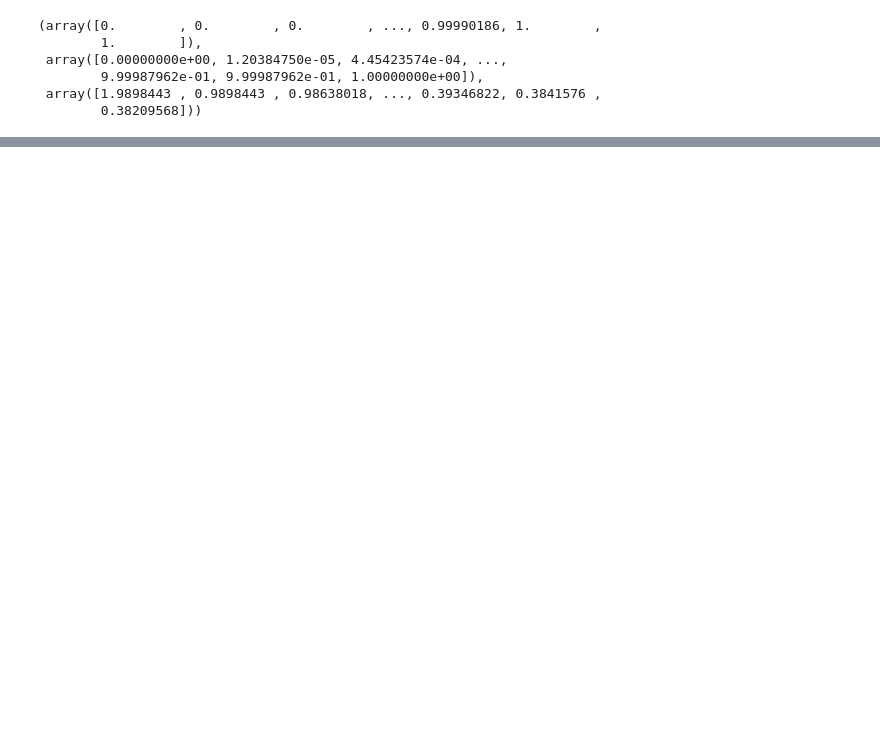
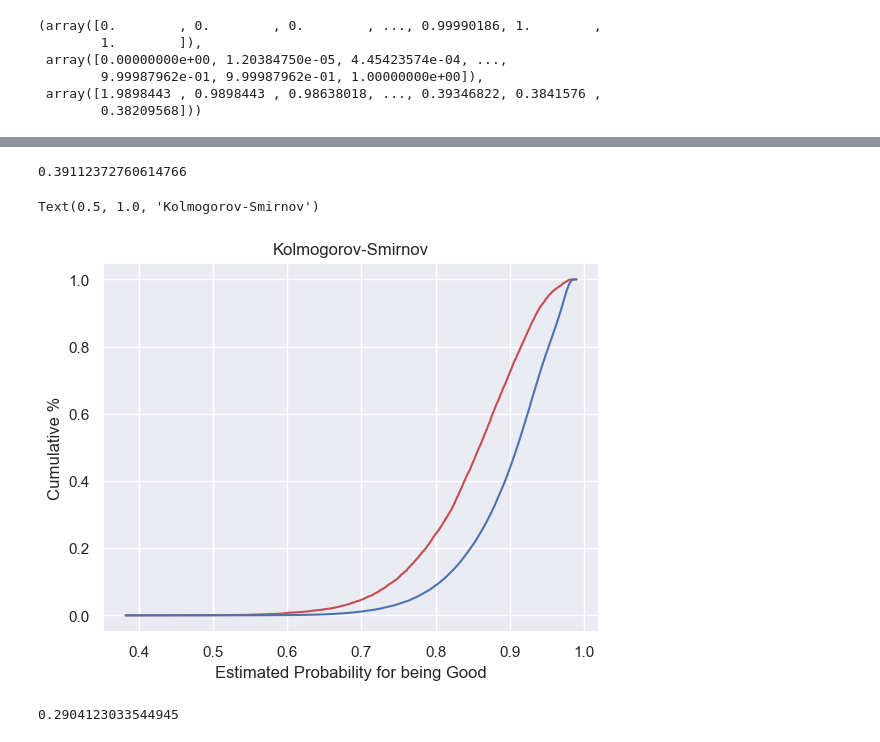
Before and after one commit to shruti-sriniv/Cred-Risk, a Jupyter notebook: PD-Model.ipynb, the cells around one changed output, grey strips where cells are left out. Saved outputs shown, nothing was run; the diff lists cells and outputs as text; code cells hidden in the pictures; blank space fills up the shorter version.

```diff
--- a/PD-Model.ipynb
+++ b/PD-Model.ipynb
@@ -965,0 +1053,21 @@ AUROC
+# %%
+Gini = AUROC * 2 - 1
+Gini
+# %% [output]
+0.39112372760614766
+# %%
+# Now measuring KS
+
+plt.plot(df_actual_predicted_probs['y_hat_test_proba'], df_actual_predicted_probs['Cumulative Perc Bad'], color = 'r')
+plt.plot(df_actual_predicted_probs['y_hat_test_proba'], df_actual_predicted_probs['Cumulative Perc Good'], color = 'b')
+plt.xlabel('Estimated Probability for being Good')
+plt.ylabel('Cumulative %')
+plt.title('Kolmogorov-Smirnov')
+# %% [output]
+Text(0.5, 1.0, 'Kolmogorov-Smirnov')
+[figure, added]
+# %%
+KS = max(df_actual_predicted_probs['Cumulative Perc Bad'] - df_actual_predicted_probs['Cumulative Perc Good'])
+KS
+# %% [output]
+0.2904123033544945
```
Also changed, not shown: parts of 29 cells of this notebook.
